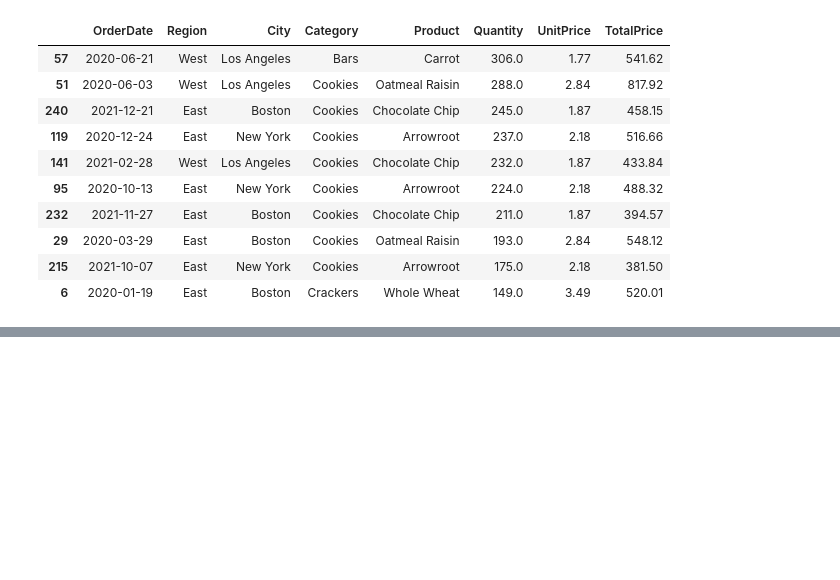
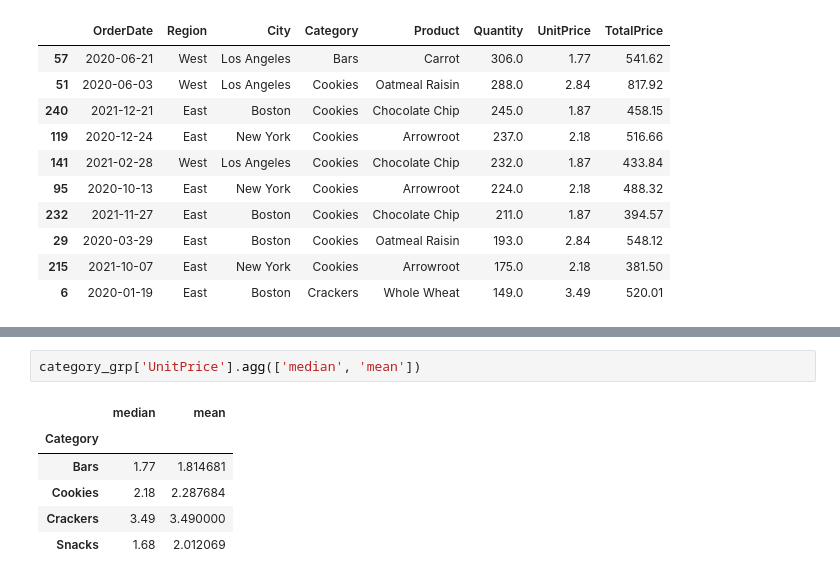
Before and after one commit to sledhead/python_core_test, a Jupyter notebook: pandas_test2.ipynb, the cells around one changed output, grey strips where cells are left out. Drawn from its saved outputs; the diff is of its cells as text; blank space fills up the shorter version.

```diff
--- a/pandas_test2.ipynb
+++ b/pandas_test2.ipynb
@@ -130,0 +262,9 @@ df.nlargest(10,columns='Quantity')
+# %%
+category_grp['UnitPrice'].agg(['median', 'mean'])
+# %% [output]
+|  | median | mean |
+| Category |  |  |
+| Bars | 1.77 | 1.814681 |
+| Cookies | 2.18 | 2.287684 |
+| Crackers | 3.49 | 3.490000 |
+| Snacks | 1.68 | 2.012069 |
```
Also changed, not shown: parts of 14 cells of this notebook.
